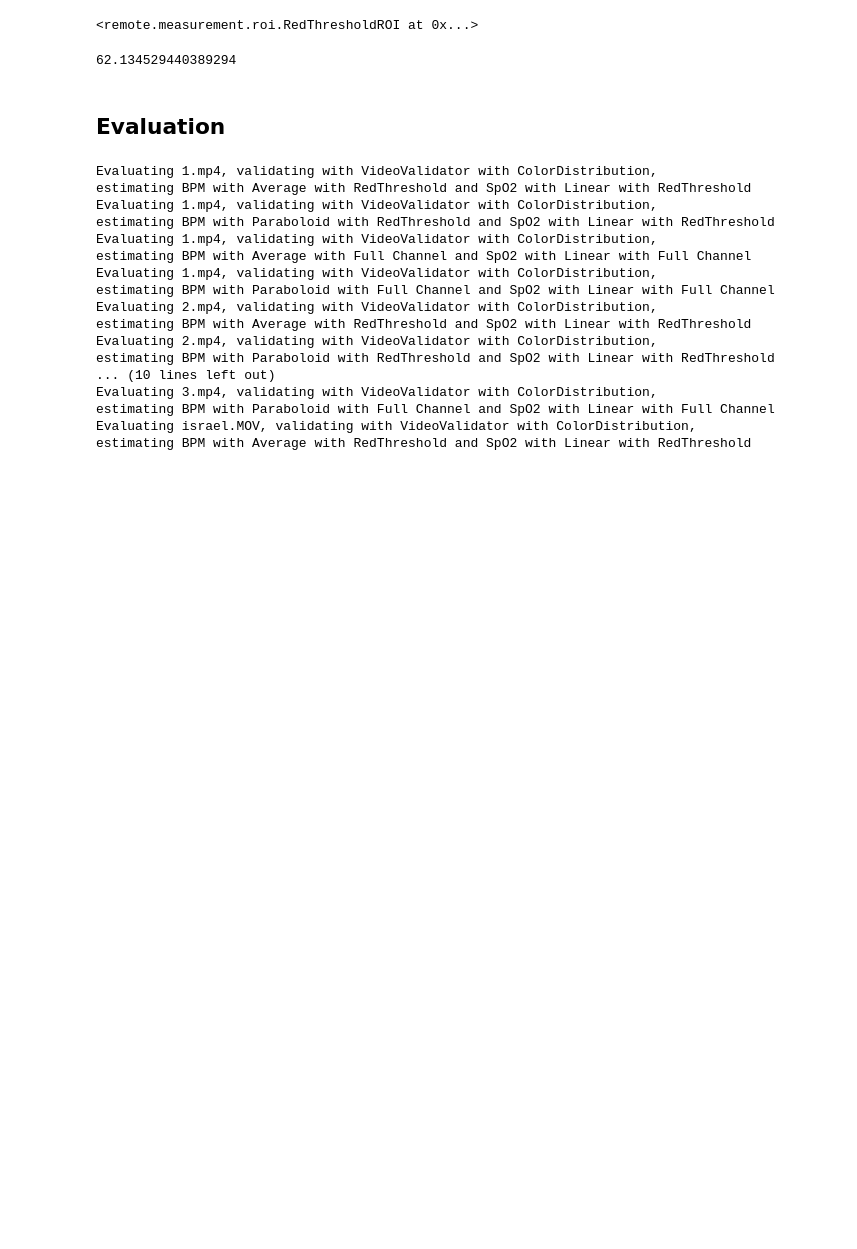
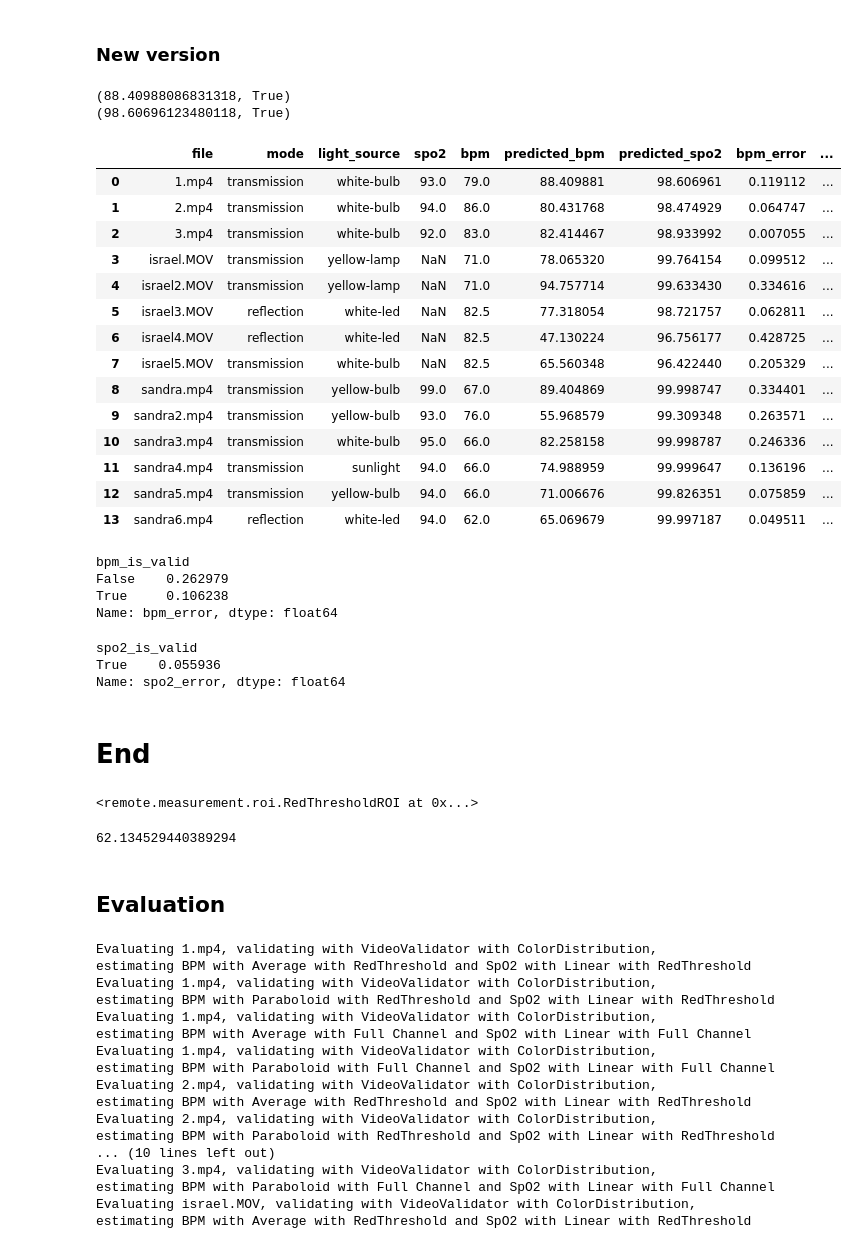
Before and after one commit to ibalejandro/covid_global_hackathon, a Jupyter notebook: covid-2.ipynb, the cells around one changed output. Cells and saved outputs as stored; diff of their text form; code cells hidden in the pictures; blank space fills up the shorter version.

```diff
--- a/covid-2.ipynb
+++ b/covid-2.ipynb
@@ -0,0 +1,2 @@
+# %% [markdown]
+### New version
@@ -1,3 +9,65 @@
+# %%
+video = NumpyVideo('data/validation/1.mp4')
+print(HeartRateEstimator().estimate(video))
+print(SpO2Estimator().estimate(video))
+# %% [output]
+(88.40988086831318, True)
+(98.60696123480118, True)
+# %%
+meta = pd.read_csv('data/validation/meta.csv')
+
+bpms = []
+bpm_valid = []
+spo2s = []
+spo2_valid = []
+for file in meta.file:
+    vid = NumpyVideo(os.path.join('data/validation/', file))
+    bpm, bpm_is_valid = HeartRateEstimator().estimate(vid)
+    bpms.append(bpm)
+    bpm_valid.append(bpm_is_valid)
+    spo2, spo2_is_valid = SpO2Estimator().estimate(vid)
+    spo2s.append(spo2)
+    spo2_valid.append(spo2_is_valid)
+# %%
+meta['predicted_bpm'] = bpms
+meta['predicted_spo2'] = spo2s
+meta['bpm_error'] = np.abs(meta.bpm - meta.predicted_bpm)/meta.bpm
+meta['spo2_error'] = np.abs(meta.spo2 - meta.predicted_spo2)/meta.spo2
+meta['bpm_is_valid'] = bpm_valid
+meta['spo2_is_valid'] = spo2_valid
+# %%
+meta
+# %% [output]
+|  | file | mode | light_source | spo2 | bpm | predicted_bpm | predicted_spo2 | bpm_error | ... |
+| 0 | 1.mp4 | transmission | white-bulb | 93.0 | 79.0 | 88.409881 | 98.606961 | 0.119112 | ... |
+| 1 | 2.mp4 | transmission | white-bulb | 94.0 | 86.0 | 80.431768 | 98.474929 | 0.064747 | ... |
+| 2 | 3.mp4 | transmission | white-bulb | 92.0 | 83.0 | 82.414467 | 98.933992 | 0.007055 | ... |
+| 3 | israel.MOV | transmission | yellow-lamp | NaN | 71.0 | 78.065320 | 99.764154 | 0.099512 | ... |
+| 4 | israel2.MOV | transmission | yellow-lamp | NaN | 71.0 | 94.757714 | 99.633430 | 0.334616 | ... |
+| 5 | israel3.MOV | reflection | white-led | NaN | 82.5 | 77.318054 | 98.721757 | 0.062811 | ... |
+| 6 | israel4.MOV | reflection | white-led | NaN | 82.5 | 47.130224 | 96.756177 | 0.428725 | ... |
+| 7 | israel5.MOV | transmission | white-bulb | NaN | 82.5 | 65.560348 | 96.422440 | 0.205329 | ... |
+| 8 | sandra.mp4 | transmission | yellow-bulb | 99.0 | 67.0 | 89.404869 | 99.998747 | 0.334401 | ... |
+| 9 | sandra2.mp4 | transmission | yellow-bulb | 93.0 | 76.0 | 55.968579 | 99.309348 | 0.263571 | ... |
+| 10 | sandra3.mp4 | transmission | white-bulb | 95.0 | 66.0 | 82.258158 | 99.998787 | 0.246336 | ... |
+| 11 | sandra4.mp4 | transmission | sunlight | 94.0 | 66.0 | 74.988959 | 99.999647 | 0.136196 | ... |
+| 12 | sandra5.mp4 | transmission | yellow-bulb | 94.0 | 66.0 | 71.006676 | 99.826351 | 0.075859 | ... |
+| 13 | sandra6.mp4 | reflection | white-led | 94.0 | 62.0 | 65.069679 | 99.997187 | 0.049511 | ... |
+# %%
+meta.groupby('bpm_is_valid').bpm_error.mean()
+# %% [output]
+bpm_is_valid
+False    0.262979
+True     0.106238
+Name: bpm_error, dtype: float64
+# %%
+meta.groupby('spo2_is_valid').spo2_error.mean()
+# %% [output]
+spo2_is_valid
+True    0.055936
+Name: spo2_error, dtype: float64
+# %% [markdown]
+# End
 # %%
 from remote.readers import NumpyVideo
 from remote.validation import VideoValidator, ColorDistributionFrameValidator
```
Also changed, not shown: parts of 1 cell of this notebook, 3 other files.
